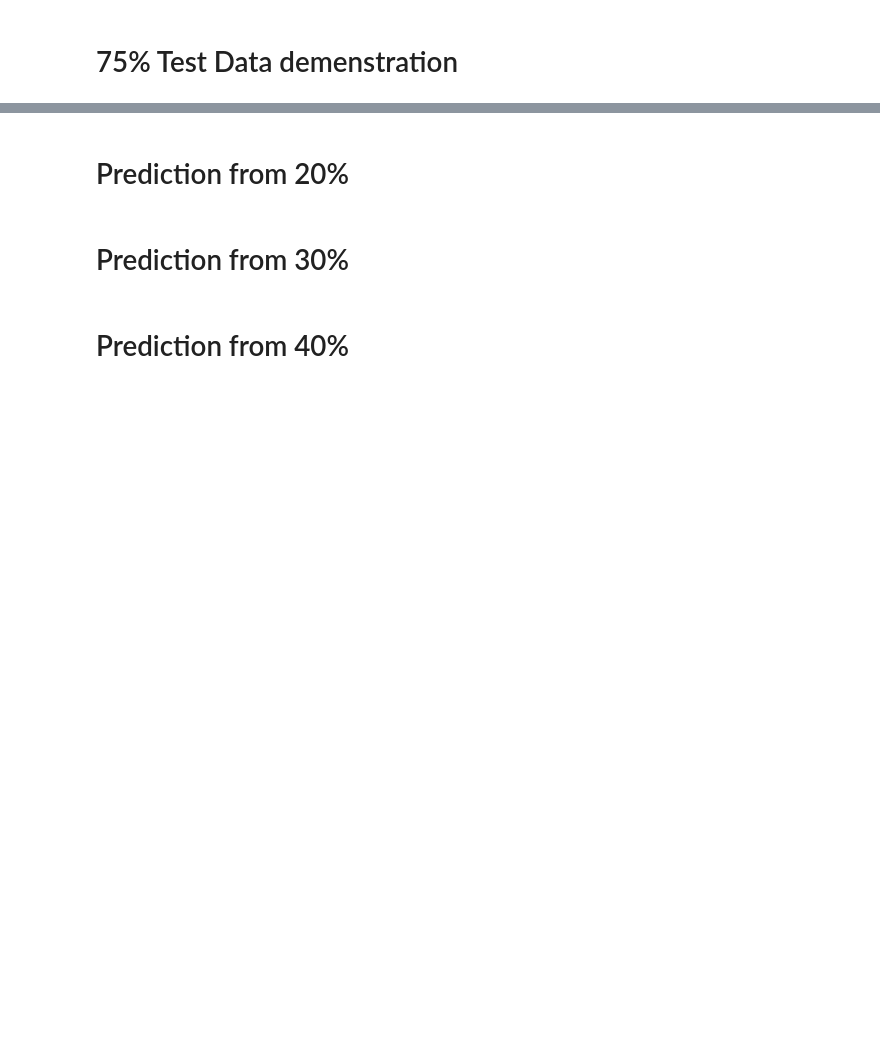
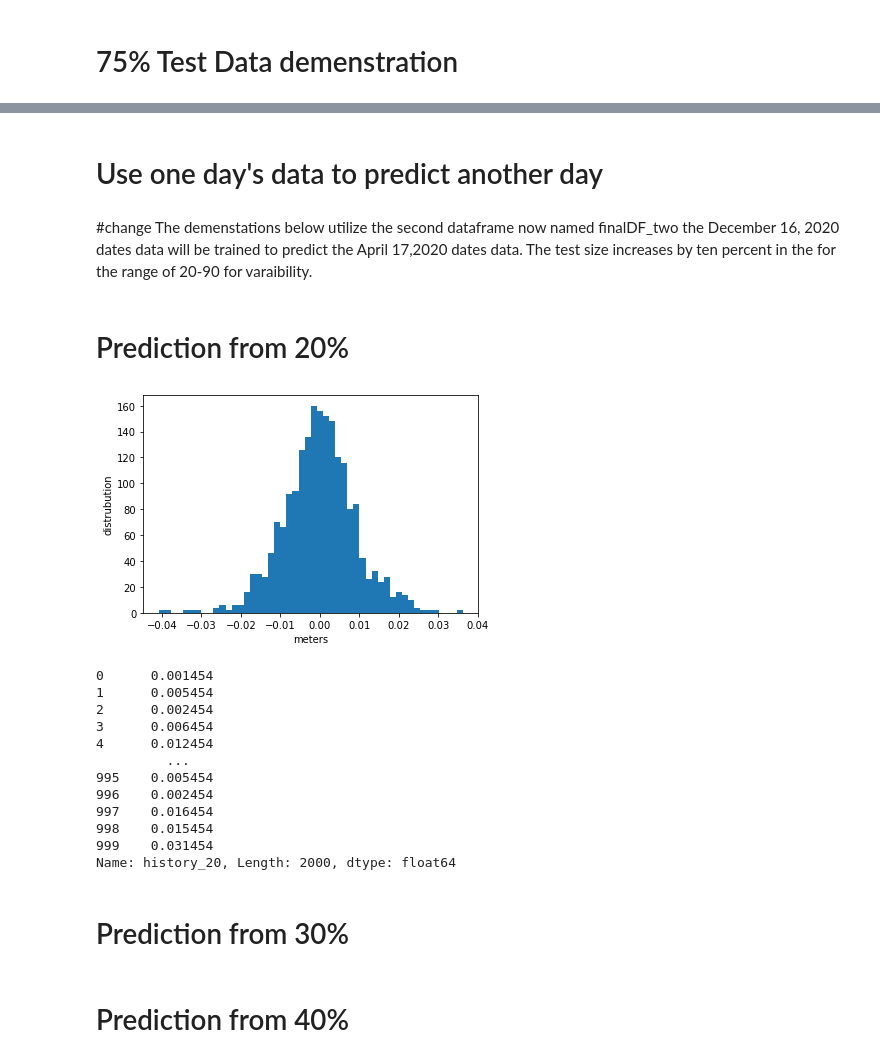
Before and after one commit to mylesm19/Volcanic_Activity_Detection, a Jupyter notebook: EC_01_Volcanic_activity_detection_and_noise_characterization_using_machine learning .ipynb, the cells around one changed output, grey strips where cells are left out. Cells and saved outputs as stored; diff of their text form; code cells hidden in the pictures; blank space fills up the shorter version.

```diff
--- a/EC_01_Volcanic_activity_detection_and_noise_characterization_using_machine learning .ipynb
+++ b/EC_01_Volcanic_activity_detection_and_noise_characterization_using_machine learning .ipynb
@@ -379,40 +388,54 @@ Name: history_20, Length: 1500, dtype: float64
+# %% [markdown]
+# Use one day's data to predict another day
+# %% [markdown]
+#change
+The demenstations below utilize the second dataframe now named finalDF_two the December 16, 2020 dates data will be trained to predict the April 17,2020 dates data. The test size increases by ten percent in the for the range of 20-90 for varaibility.
 # %% [markdown]
 # Prediction from 20%
 # %%
 
 from sklearn.model_selection import train_test_split
 # o & p correspond to the 17th
-m = finalDF.iloc[:,0:19]
-n = finalDF.iloc[:,19]
-l = finalDF_two.iloc[:,0:19]
-z = finalDF_two.iloc[:,19]
+december_Series_X = finalDF.iloc[:,0:19]
+december_Series_Y = finalDF.iloc[:,19]
+april_Series_X = finalDF_two.iloc[:,0:19]
+april_Series_Y = finalDF_two.iloc[:,19]
 
-lm.fit(m,n)
-y_pred1 = lm.predict(m)
+lm.fit(december_Series_X,december_Series_Y )
+y_pred1 = lm.predict(december_Series_X)
 #plt.scatter(n,y_pred1)
 
-X_train, X_test, y_train, y_test = train_test_split(m, n, test_size=0.20,random_state=50)
+X_train, X_test, y_train, y_test = train_test_split(december_Series_X, december_Series_Y, test_size=0.20,random_state=50)
 model = lm.fit(X_train,y_train)
 model.intercept_
 model.coef_
 
-
-#ht = model.intercept_ + model.coef_ *
-#ht
-#model.predict(l)[0]
-
-model.predict(l)[0] - z
+model.predict(april_Series_X)[0] - april_Series_Y
 
 
 
-x = model.predict(l)
+april_Prediction = model.predict(april_Series_X)
 #plt.scatter(x,z,color="black")
 #Distrubution of Errors pred vs actual
-plt.hist(x-z,bins = 50)
+plt.hist(april_Prediction-april_Series_Y,bins = 50)
 plt.xlabel("meters")
 plt.ylabel("distrubution")
 plt.show()
-print(model.predict(l)[0] - z)
+print(model.predict(april_Series_X)[0] - april_Series_Y)
+# %% [output]
+[figure, added]
+0      0.001454
+1      0.005454
+2      0.002454
+3      0.006454
+4      0.012454
+         ...
+995    0.005454
+996    0.002454
+997    0.016454
+998    0.015454
+999    0.031454
+Name: history_20, Length: 2000, dtype: float64
 # %% [markdown]
 # Prediction from 30%
 # %%
```
Also changed, not shown: parts of 30 cells of this notebook.
